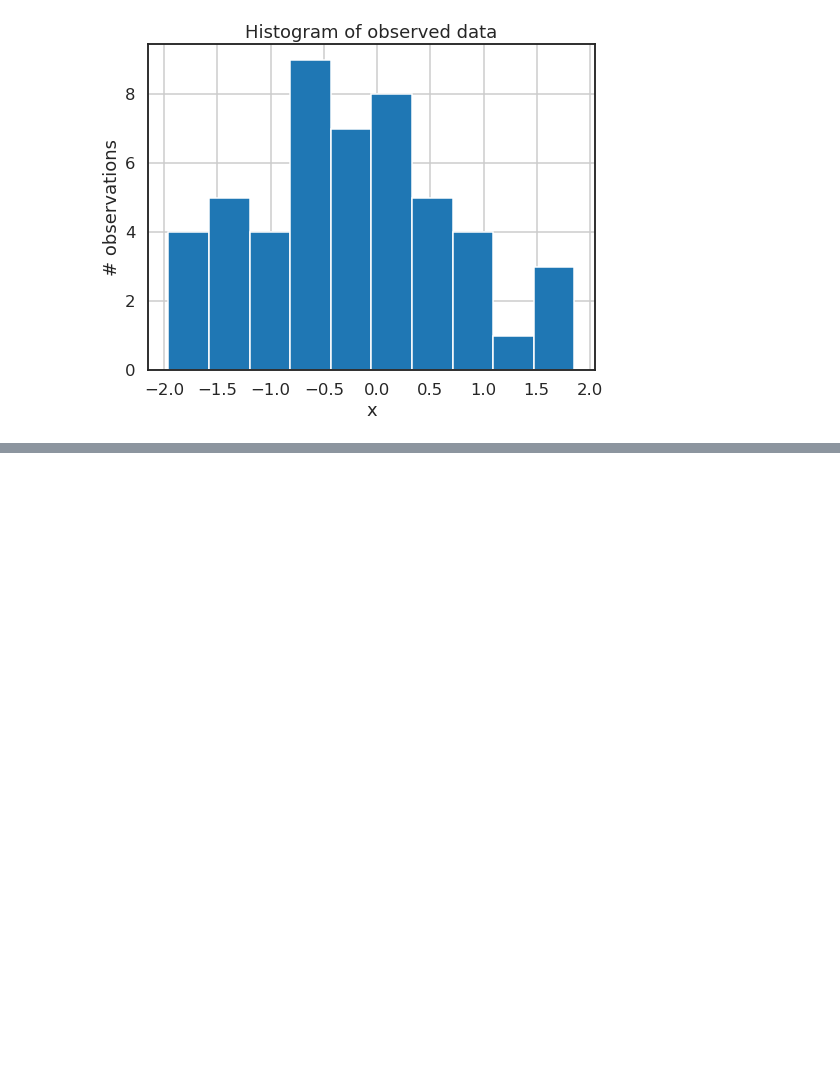
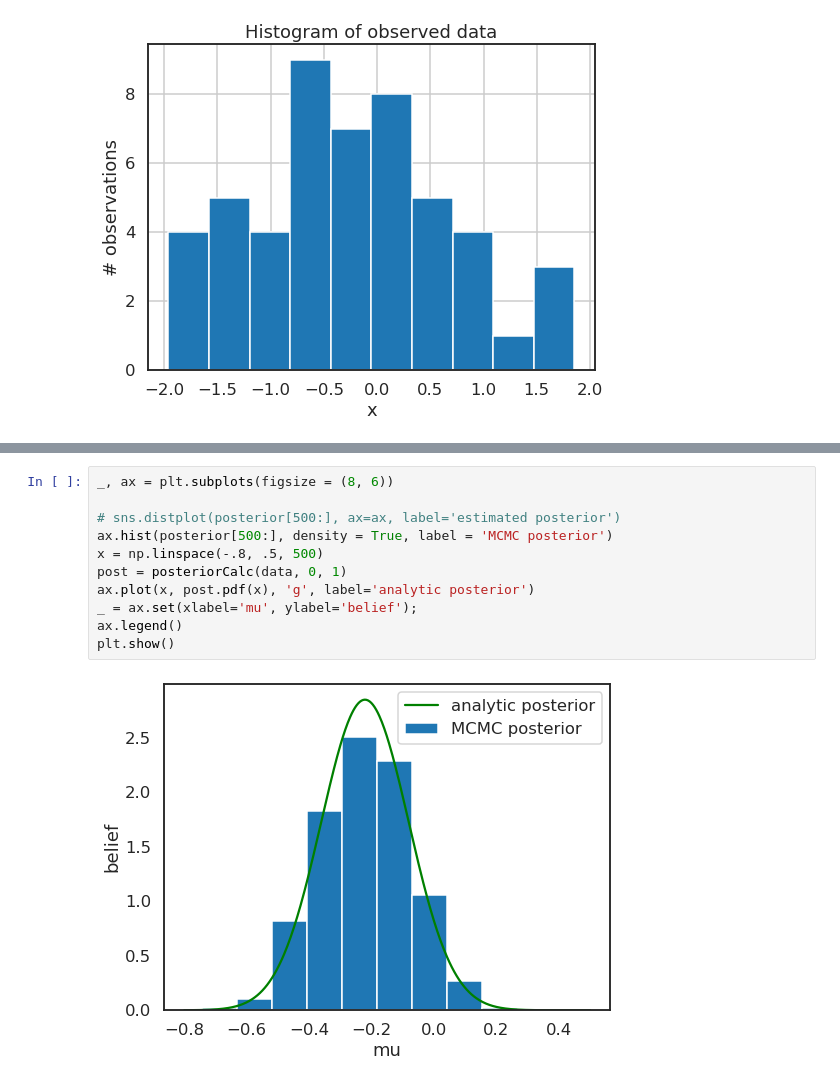
Before and after one commit to franklu2014/data_science_with_airflow, a Jupyter notebook: Simpler_MCMC.ipynb, the cells around one changed output, grey strips where cells are left out. Drawn from its saved outputs; the diff is of its cells as text; blank space fills up the shorter version.

```diff
--- a/Simpler_MCMC.ipynb
+++ b/Simpler_MCMC.ipynb
@@ -56,0 +181,13 @@ plt.grid()
+# %%
+_, ax = plt.subplots(figsize = (8, 6))
+
+# sns.distplot(posterior[500:], ax=ax, label='estimated posterior')
+ax.hist(posterior[500:], density = True, label = 'MCMC posterior')
+x = np.linspace(-.8, .5, 500)
+post = posteriorCalc(data, 0, 1)
+ax.plot(x, post.pdf(x), 'g', label='analytic posterior')
+_ = ax.set(xlabel='mu', ylabel='belief');
+ax.legend()
+plt.show()
+# %% [output]
+[figure, added]
```
Also changed, not shown: parts of 7 cells of this notebook.
